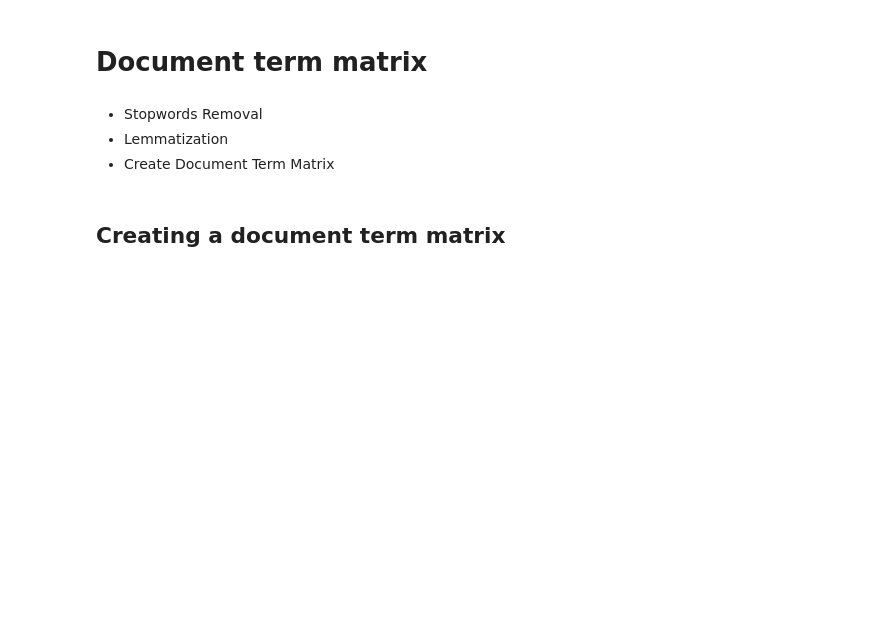
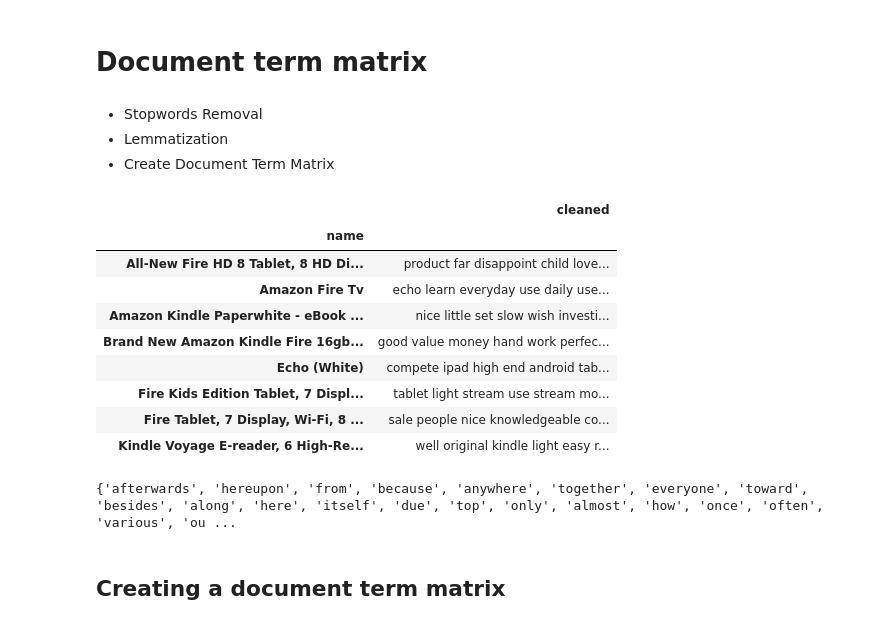
Before and after one commit to chinazaaa/ISM-416, a Jupyter notebook: Teacher_EDA.ipynb, the cells around one changed output. Cells and saved outputs as stored; diff of their text form; code cells hidden in the pictures; blank space fills up the shorter version.

```diff
--- a/Teacher_EDA.ipynb
+++ b/Teacher_EDA.ipynb
@@ -340,6 +360,24 @@ nlp = spacy.load('en_core_web_sm')
 review['cleaned'] = review['cleaned'].apply(lambda x: " ".join(token.lemma_ for token in nlp(x) if not token.is_stop))
 # %%
 review_grouped = review[['name','cleaned']].groupby('name').sum()
+# %%
+review_grouped
+# %% [output]
+|  | cleaned |
+| name |  |
+| All-New Fire HD 8 Tablet, 8 HD Di... | product far disappoint child love... |
+| Amazon Fire Tv | echo learn everyday use daily use... |
+| Amazon Kindle Paperwhite - eBook ... | nice little set slow wish investi... |
+| Brand New Amazon Kindle Fire 16gb... | good value money hand work perfec... |
+| Echo (White) | compete ipad high end android tab... |
+| Fire Kids Edition Tablet, 7 Displ... | tablet light stream use stream mo... |
+| Fire Tablet, 7 Display, Wi-Fi, 8 ... | sale people nice knowledgeable co... |
+| Kindle Voyage E-reader, 6 High-Re... | well original kindle light easy r... |
+# %%
+from spacy.lang.en.stop_words import STOP_WORDS
+print(STOP_WORDS)
+# %% [output]
+{'afterwards', 'hereupon', 'from', 'because', 'anywhere', 'together', 'everyone', 'toward', 'besides', 'along', 'here', 'itself', 'due', 'top', 'only', 'almost', 'how', 'once', 'often', 'various', 'ou ...
 # %% [markdown]
 ## Creating a document term matrix
 # %%
```
Also changed, not shown: parts of 13 cells of this notebook, 1 other file.
